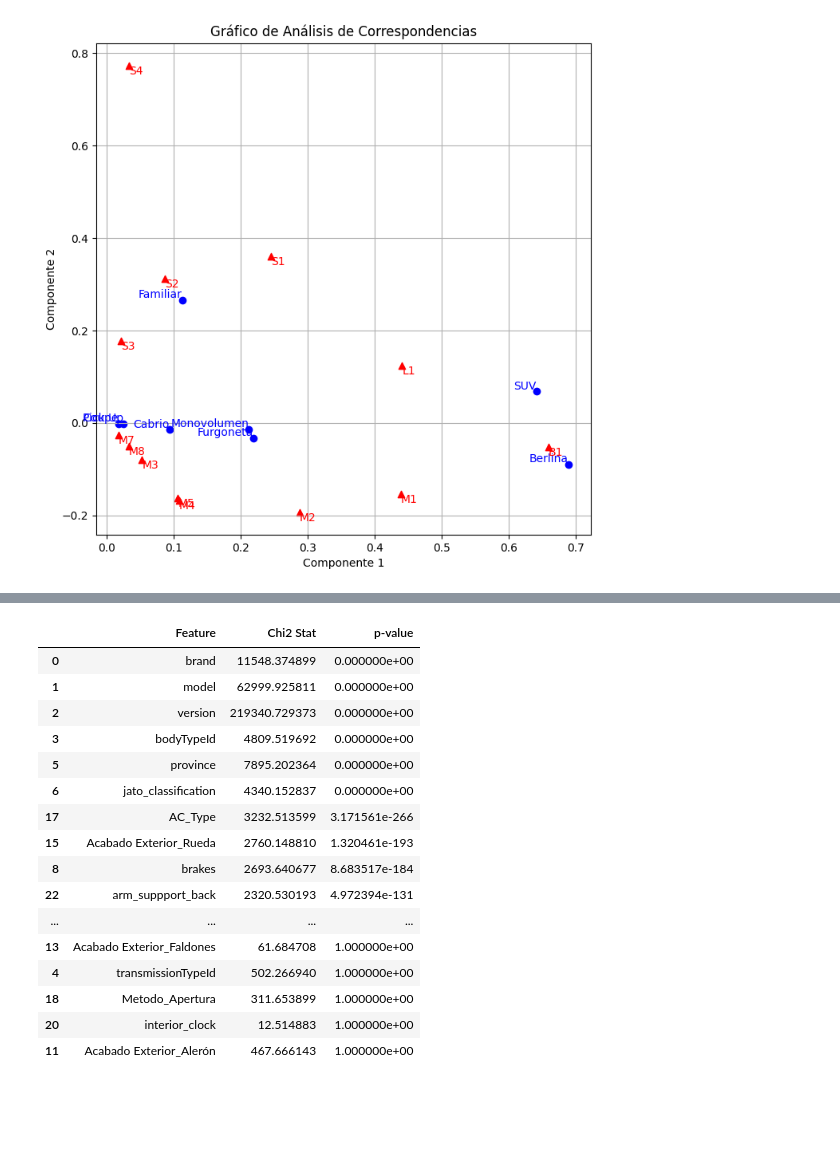
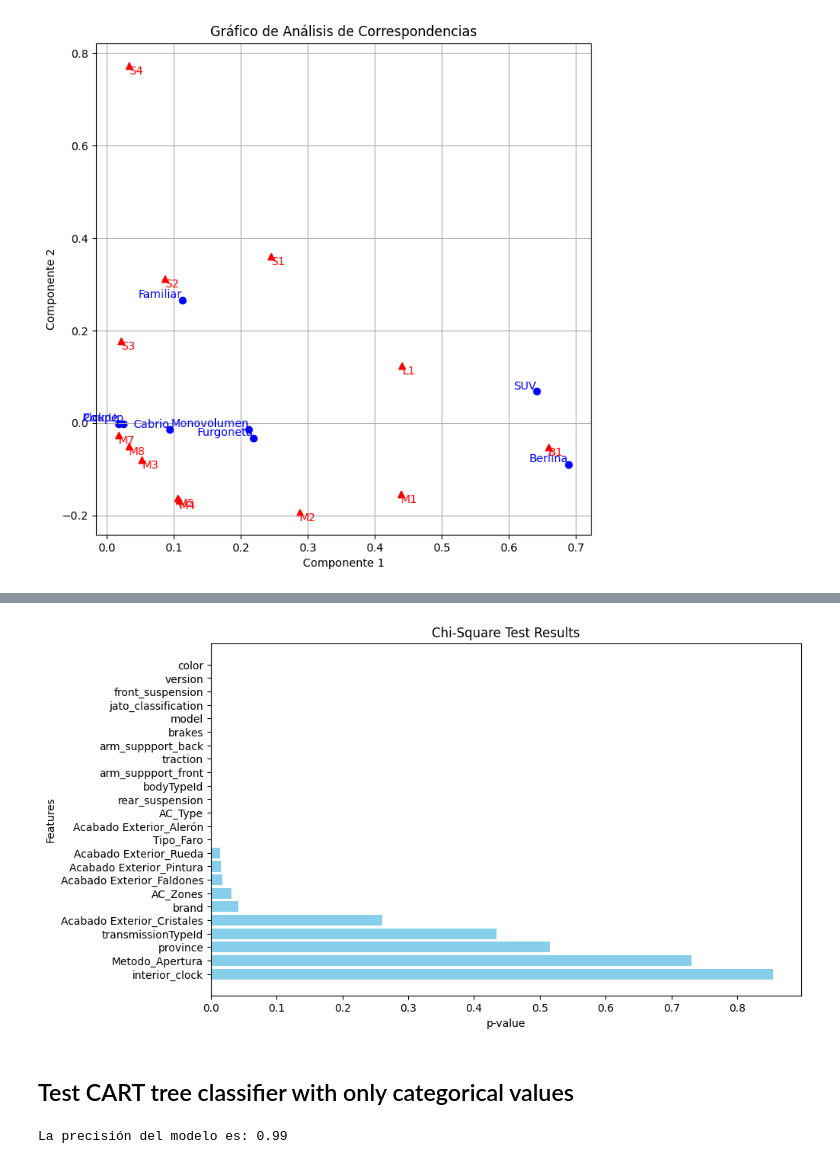
Before and after one commit to Lingfeng555/Cars_Price_Prediction, a Jupyter notebook: CART/Cart3.ipynb, the cells around one changed output, grey strips where cells are left out. Cells and saved outputs as stored; diff of their text form; code cells hidden in the pictures; blank space fills up the shorter version.

Commit message:
Categorical columns processing

```diff
--- a/CART/Cart3.ipynb
+++ b/CART/Cart3.ipynb
@@ -264,6 +267,12 @@ def chi_square_test(categorical_columns: pd.DataFrame, column_y: str):
 
     # Mostrar el DataFrame de resultados
     return results
+# %%
+def chi_square_filter(categorical_columns: pd.DataFrame, column_y: str, p_value_filter: float) -> pd.DataFrame:
+    result = chi_square_test(categorical_columns=categorical_columns, column_y=column_y)
+    columns = list(result[ result["p-value"] < p_value_filter ]["Feature"])
+    columns.append("price_categ")
+    return categorical_columns[ columns ]
 # %% [markdown]
 # Electric cars
 # %% [markdown]
@@ -428,20 +435,31 @@ result = chi_square_test(categorical_columns, "color")
-# %%
-result
-# %% [output]
-|  | Feature | Chi2 Stat | p-value |
-| 0 | brand | 11548.374899 | 0.000000e+00 |
-| 1 | model | 62999.925811 | 0.000000e+00 |
-| 2 | version | 219340.729373 | 0.000000e+00 |
-| 3 | bodyTypeId | 4809.519692 | 0.000000e+00 |
-| 5 | province | 7895.202364 | 0.000000e+00 |
-| 6 | jato_classification | 4340.152837 | 0.000000e+00 |
-| 17 | AC_Type | 3232.513599 | 3.171561e-266 |
-| 15 | Acabado Exterior_Rueda | 2760.148810 | 1.320461e-193 |
-| 8 | brakes | 2693.640677 | 8.683517e-184 |
-| 22 | arm_suppport_back | 2320.530193 | 4.972394e-131 |
-| ... | ... | ... | ... |
-| 13 | Acabado Exterior_Faldones | 61.684708 | 1.000000e+00 |
-| 4 | transmissionTypeId | 502.266940 | 1.000000e+00 |
-| 18 | Metodo_Apertura | 311.653899 | 1.000000e+00 |
-| 20 | interior_clock | 12.514883 | 1.000000e+00 |
-| 11 | Acabado Exterior_Alerón | 467.666143 | 1.000000e+00 |
+# %%
+categorical_columns = chi_square_filter(categorical_columns, "price_categ", p_value_filter=0.05)
+# %% [output]
+[figure, added]
+# %% [markdown]
+## Test CART tree classifier with only categorical values
+# %%
+for col in categorical_columns.columns:
+    categorical_columns[col] = label_encoder.fit_transform(categorical_columns[col])
+
+# Preparar los datos
+X = categorical_columns.drop(columns=["price_categ"])
+Y = categorical_columns["price_categ"]
+
+# Dividir los datos en entrenamiento y prueba
+X_train, X_test, Y_train, Y_test = train_test_split(X, Y, test_size=0.2, random_state=42)
+
+# Crear el modelo de árbol de decisión
+tree_model = DecisionTreeClassifier(random_state=42, max_depth=4)
+
+# Entrenar el modelo
+tree_model.fit(X_train, Y_train)
+
+# Predecir las etiquetas del conjunto de prueba
+Y_pred = tree_model.predict(X_test)
+
+# Calcular la precisión
+accuracy = accuracy_score(Y_test, Y_pred)
+print(f"La precisión del modelo es: {accuracy:.2f}")
+# %% [output]
+La precisión del modelo es: 0.99
```
Also changed, not shown: parts of 8 cells of this notebook, 1 other file.
